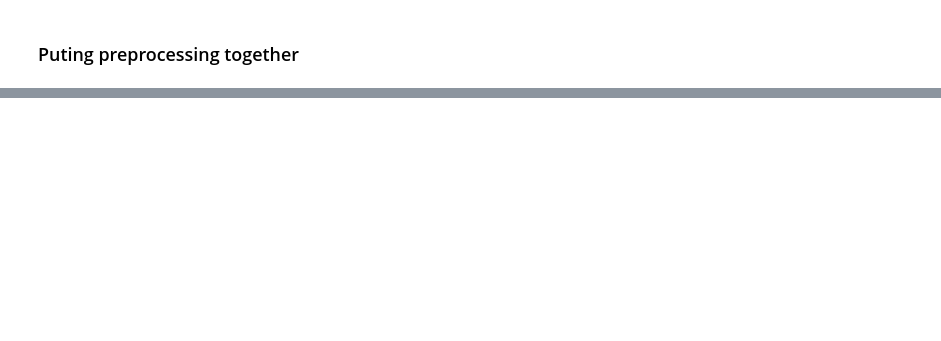
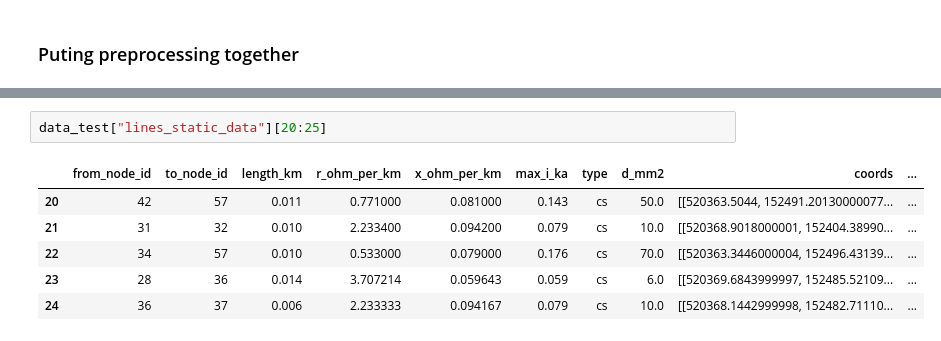
Before and after one commit to Kriznar4/GraphVolt, a Jupyter notebook: notebooks/02-ak-01-ak-tab2graph2temp.ipynb, the cells around one changed output, grey strips where cells are left out. Drawn from its saved outputs; the diff is of its cells as text; blank space fills up the shorter version.

```diff
--- a/notebooks/02-ak-01-ak-tab2graph2temp.ipynb
+++ b/notebooks/02-ak-01-ak-tab2graph2temp.ipynb
@@ -193,0 +169,9 @@ data_ts_smm.query("trafo_station_id == 2063")
+# %%
+data_test["lines_static_data"][20:25]
+# %% [output]
+|  | from_node_id | to_node_id | length_km | r_ohm_per_km | x_ohm_per_km | max_i_ka | type | d_mm2 | coords | ... |
+| 20 | 42 | 57 | 0.011 | 0.771000 | 0.081000 | 0.143 | cs | 50.0 | [[520363.5044, 152491.20130000077... | ... |
+| 21 | 31 | 32 | 0.010 | 2.233400 | 0.094200 | 0.079 | cs | 10.0 | [[520368.9018000001, 152404.38990... | ... |
+| 22 | 34 | 57 | 0.010 | 0.533000 | 0.079000 | 0.176 | cs | 70.0 | [[520363.3446000004, 152496.43139... | ... |
+| 23 | 28 | 36 | 0.014 | 3.707214 | 0.059643 | 0.059 | cs | 6.0 | [[520369.6843999997, 152485.52109... | ... |
+| 24 | 36 | 37 | 0.006 | 2.233333 | 0.094167 | 0.079 | cs | 10.0 | [[520368.1442999998, 152482.71110... | ... |
```
Also changed, not shown: parts of 30 cells of this notebook.
